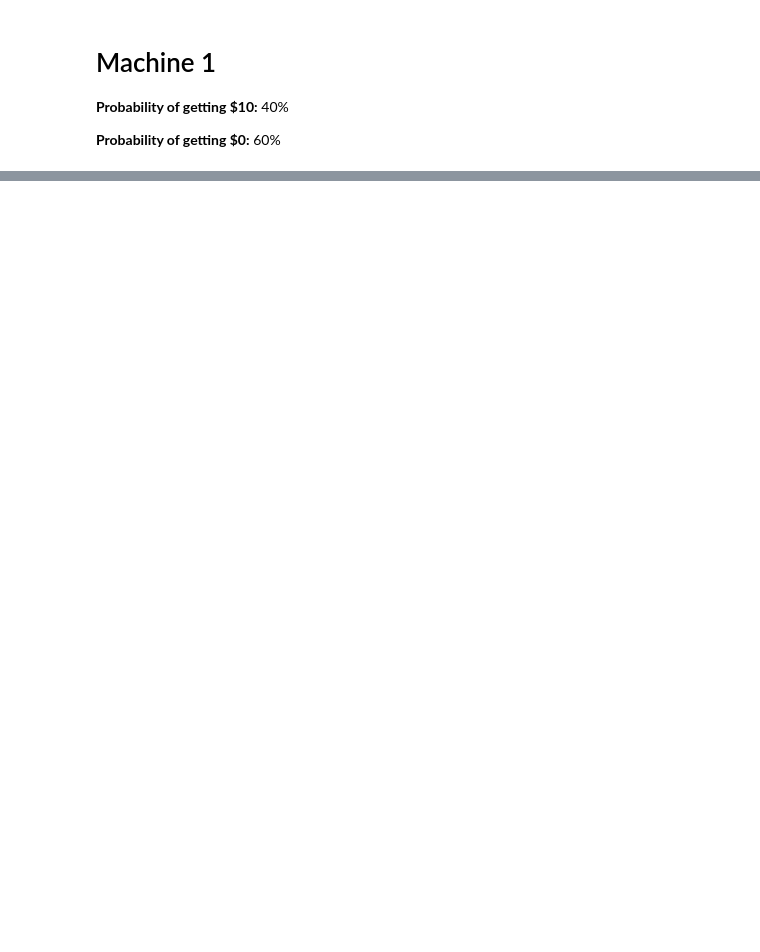
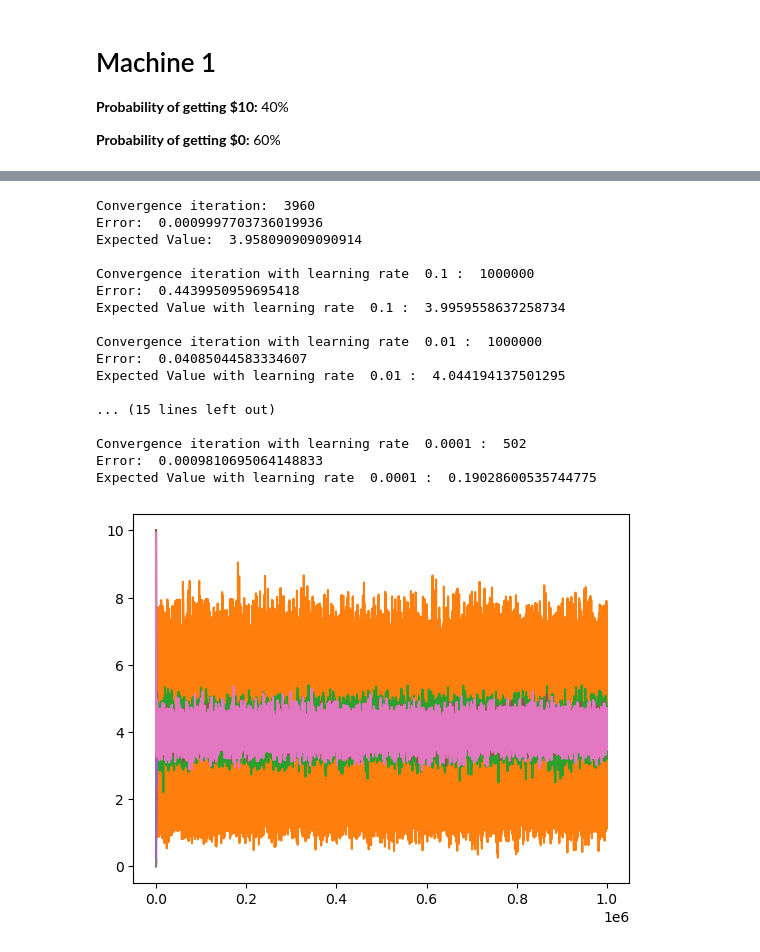
Before and after one commit to AndresBriC/DesarrolloDeAplicacionesAvanzadas, a Jupyter notebook: EjercicioLearningRate.ipynb, the cells around one changed output, grey strips where cells are left out. Saved outputs shown, nothing was run; the diff lists cells and outputs as text; code cells hidden in the pictures; blank space fills up the shorter version.

```diff
--- a/EjercicioLearningRate.ipynb
+++ b/EjercicioLearningRate.ipynb
@@ -139,0 +124,39 @@ Expected Value with learning rate  0.0001 :  0.19712066176418924
+# %%
+# Run the simulation and print the expected value
+outcomes = [10, 0]
+probabilities = [0.4, 0.6]
+expectedValueArrays = []
+tempArray = []
+
+expectedValue, tempArray = simulateGameWithExpectedValue(outcomes, probabilities)
+expectedValueArrays.append(tempArray)
+print("Expected Value: ", expectedValue)
+
+# Run the simulation with a fixed learning rate of 0.1, 0.01 and 0.001
+for learningRate in [0.1, 0.01, 0.001, 0.002, 0.005, 0.007, 0.0001]:
+    expectedValue, tempArray = simulateGameWithExpectedValue(outcomes, probabilities, learningRate)
+    expectedValueArrays.append(tempArray)
+    print("Expected Value with learning rate ", learningRate, ": ", expectedValue)
+
+# Plot the expected values
+for i in range(len(expectedValueArrays)):
+    plt.plot(expectedValueArrays[i])
+# %% [output]
+Convergence iteration:  3960
+Error:  0.0009997703736019936
+Expected Value:  3.958090909090914
+
+Convergence iteration with learning rate  0.1 :  1000000
+Error:  0.4439950959695418
+Expected Value with learning rate  0.1 :  3.9959558637258734
+
+Convergence iteration with learning rate  0.01 :  1000000
+Error:  0.04085044583334607
+Expected Value with learning rate  0.01 :  4.044194137501295
+
+... (15 lines left out)
+
+Convergence iteration with learning rate  0.0001 :  502
+Error:  0.0009810695064148833
+Expected Value with learning rate  0.0001 :  0.19028600535744775
+[figure, added]
```
Also changed, not shown: parts of 12 cells of this notebook.
